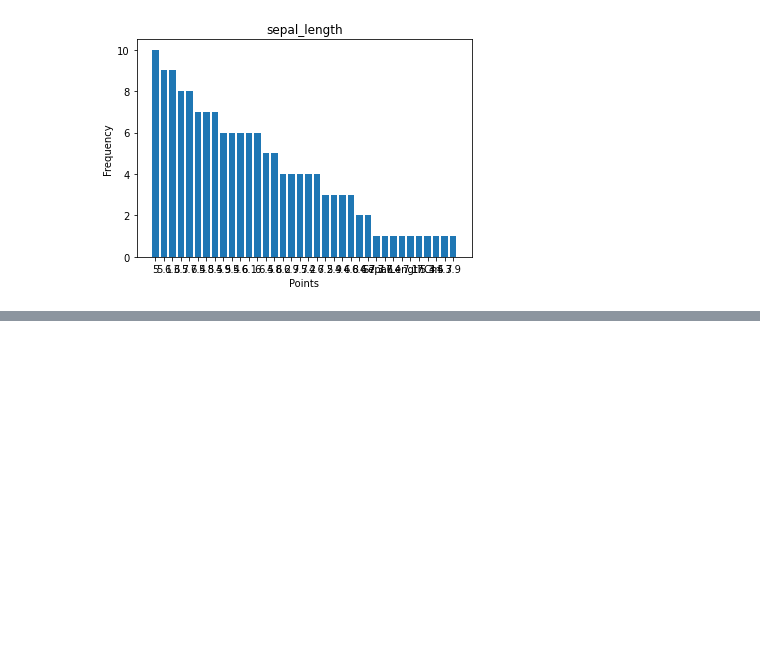
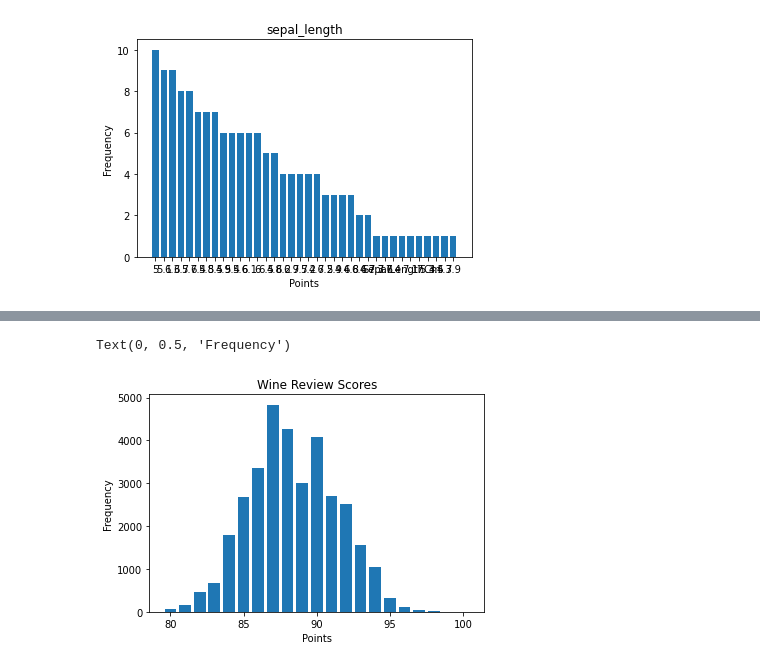
Before and after one commit to MayuVegeta/MSc-Part-1-503-FDS, a Jupyter notebook: Graph.ipynb, the cells around one changed output, grey strips where cells are left out. Saved outputs shown, nothing was run; the diff lists cells and outputs as text; code cells hidden in the pictures; blank space fills up the shorter version.

```diff
--- a/Graph.ipynb
+++ b/Graph.ipynb
@@ -151,3 +146,7 @@ ax.set_ylabel('Frequency')
 # %% [output]
 Text(0, 0.5, 'Frequency')
 [figure]
+# %%
+import pandas as pd
+wine_reviews = pd.read_csv('winemag-data-130k-v2.csv', index_col=0)
+wine_reviews.head()
@@ -153,0 +160,12 @@ Text(0, 0.5, 'Frequency')
+# %%
+fig, ax = plt.subplots()
+data = wine_reviews['points'].value_counts()
+points = data.index
+frequency = data.values
+ax.bar(points, frequency)
+ax.set_title('Wine Review Scores')
+ax.set_xlabel('Points')
+ax.set_ylabel('Frequency')
+# %% [output]
+Text(0, 0.5, 'Frequency')
+[figure, added]
```
Also changed, not shown: parts of 6 cells of this notebook.
